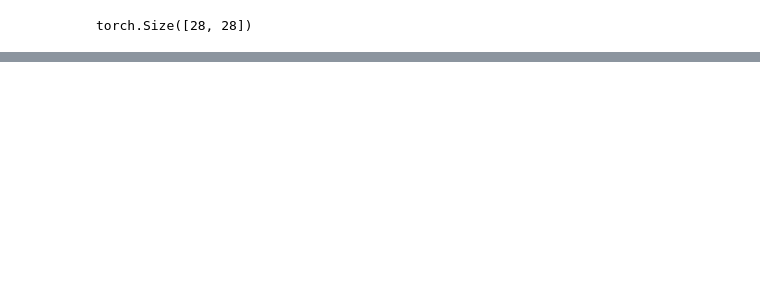
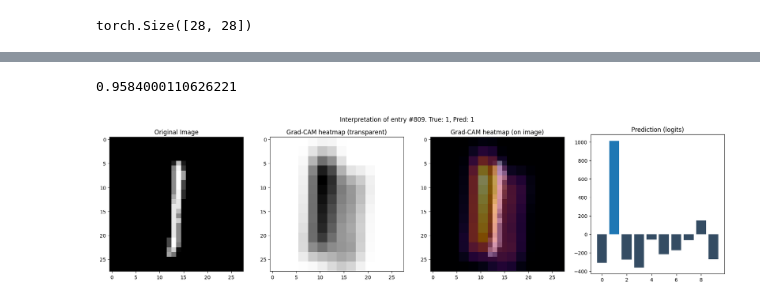
Before and after one commit to ncinsli/MNIST-Grad-CAM-implementation, a Jupyter notebook: model.ipynb, the cells around one changed output, grey strips where cells are left out. Drawn from its saved outputs; the diff is of its cells as text; code cells hidden in the pictures; blank space fills up the shorter version.

```diff
--- a/model.ipynb
+++ b/model.ipynb
@@ -169,0 +190,59 @@ calculate_accuracy()
+# %%
+'''
+    Here we've come up to the theoretical part
+    Assuming Flatten() doesn't change gradients, we can get gradients of linear layer
+'''
+
+def build_heatmap(net, image: Tensor, c=0):
+    y = net.forward(image)
+    y_c = y[0][c]
+    y_c.backward()
+
+    d_yc_d_linear = classifier.pipeline[-1].weight.grad[c]
+    d_yc_d_Map = lambda k: d_yc_d_linear[16 * (k - 1) : 16 * k - 1]
+
+    alpha_c = torch.zeros(16)
+    heatmap = torch.zeros_like(activation['conv2'][0])
+    for k in range(16):
+        alpha_c[k] = d_yc_d_Map(k).mean()
+        activation_map = activation['conv2'][k]
+        heatmap += alpha_c[k].item() * activation_map
+
+    return relu(heatmap).detach()
+
+n = random.randint(0, len(x_test))
+x_sample = x_test[n].unsqueeze(0).unsqueeze(0)
+y_true_sample = y_test[n]
+y_pred_sample_logits = classifier.forward(x_sample).detach().squeeze()
+y_pred_sample = y_pred_sample_logits.argmax()
+heatmap = build_heatmap(classifier, x_sample, c=y_true_sample)
+
+fig, ax = plt.subplots(1, 4, figsize=(22, 5),)
+x_sample = x_sample.squeeze(0).squeeze(0)
+
+fig.suptitle(f'Interpretation of entry #{n}. True: {y_true_sample}, Pred: {y_pred_sample}')
+ax[0].set_title("Original Image")
+ax[0].imshow(x_sample.squeeze(0).squeeze(0))
+
+
+ax[1].set_title("Grad-CAM heatmap (transparent)")
+ax[1].imshow(-F.interpolate(heatmap.unsqueeze(0).unsqueeze(0), scale_factor=2, mode='nearest')[0][0])
+
+ax[2].set_title("Grad-CAM heatmap (on image)")
+scaled = F.interpolate(heatmap.unsqueeze(0).unsqueeze(0), scale_factor=2, mode='nearest')[0][0]
+ax[2].imshow(x_sample)
+ax[2].imshow(scaled, alpha=0.5, cmap='inferno')
+
+ax[3].set_title("Prediction (logits)")
+ax[3].bar(x=torch.arange(0, 10), height=y_pred_sample_logits, color=PLOT_COLOR_NEUTRAL)
+ax[3].bar(x=y_pred_sample, height=max(y_pred_sample_logits))
+
+if y_pred_sample != y_true_sample:
+    ax[3].bar(x=y_pred_sample, height=max(y_pred_sample_logits), width=1, color=PLOT_COLOR_BAD)
+    ax[3].bar(x=y_true_sample, height=y_pred_sample_logits[y_true_sample], width=1, color=PLOT_COLOR_GOOD)
+
+
+calculate_accuracy(classifier, x_test, y_test)
+# %% [output]
+0.9584000110626221
+[figure, added]
```
Also changed, not shown: parts of 10 cells of this notebook, 1 other file.
